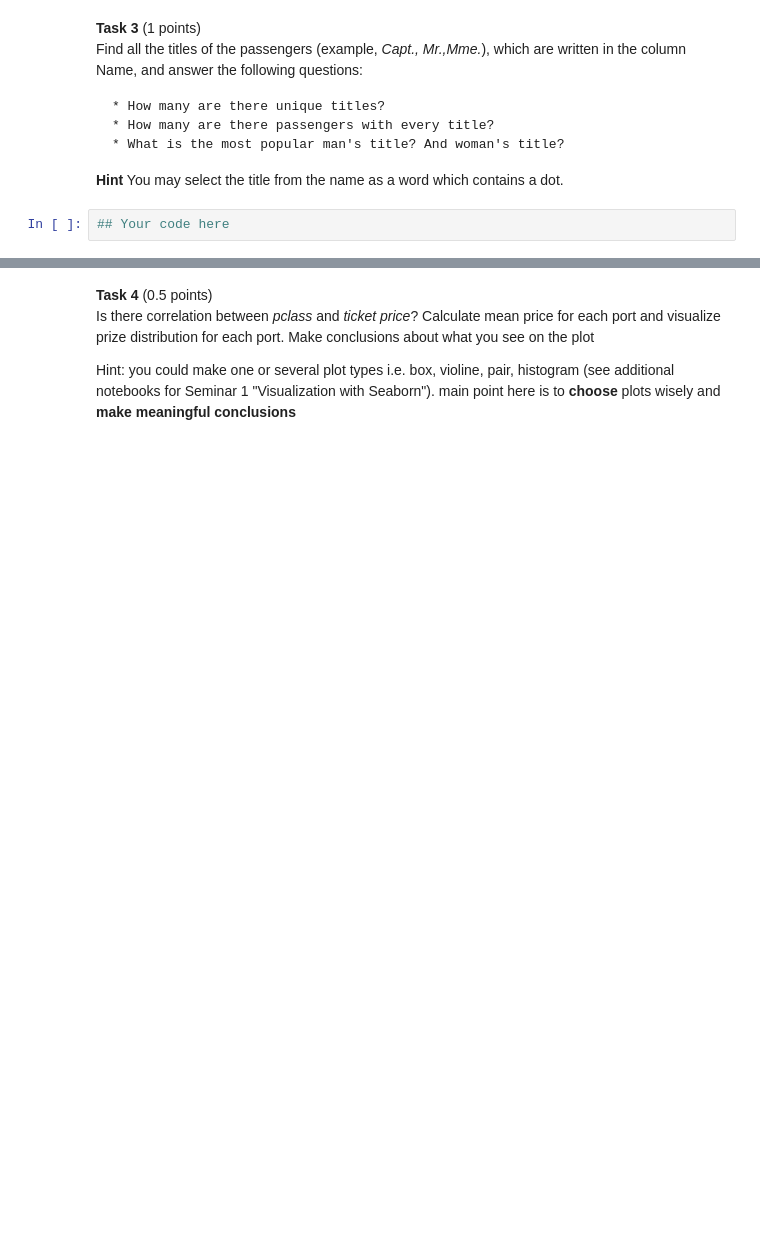
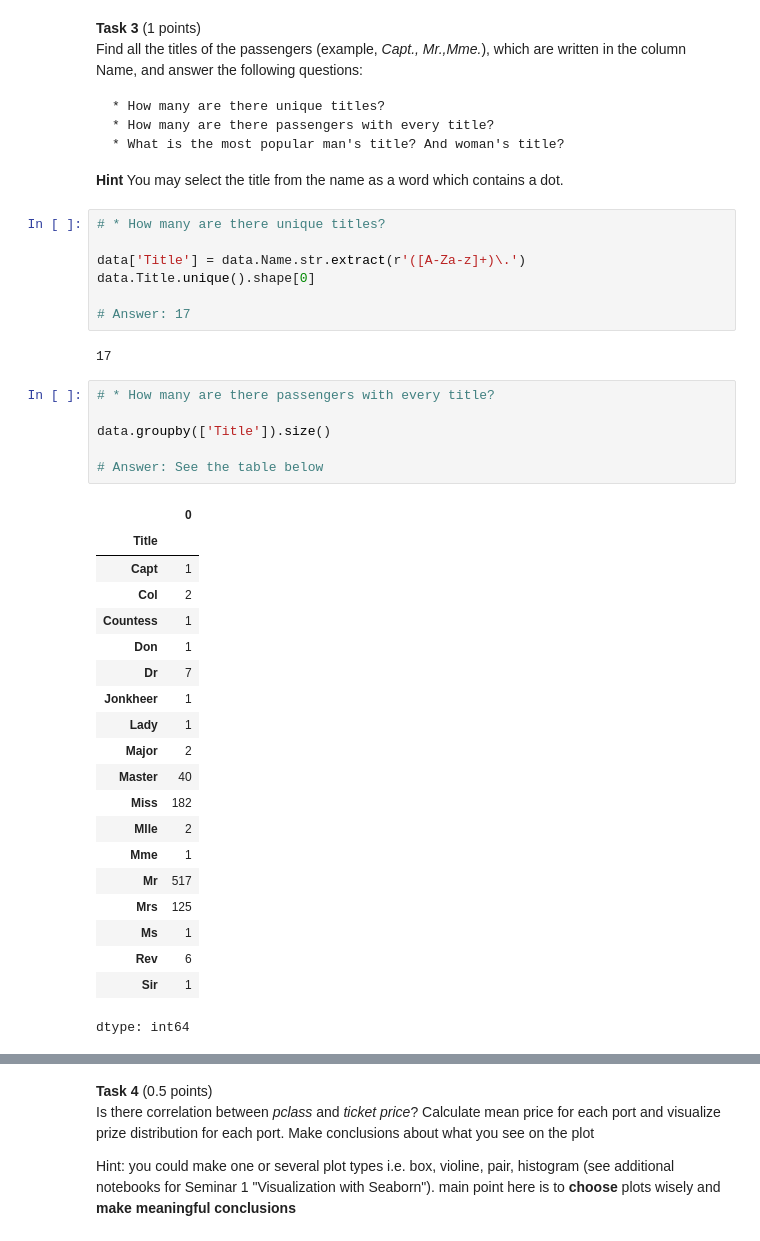
Before and after one commit to ifde/MathematicalMethods, a Jupyter notebook: hw1/hw1_2024.ipynb, the cells around one changed output, grey strips where cells are left out. Saved outputs shown, nothing was run; the diff lists cells and outputs as text; blank space fills up the shorter version.

```diff
--- a/hw1/hw1_2024.ipynb
+++ b/hw1/hw1_2024.ipynb
@@ -468,5 +483,39 @@ Find all the titles of the passengers (example, *Capt., Mr.,Mme.*), which are wr
     * What is the most popular man's title? And woman's title?
 
 **Hint** You may select the title from the name as a word which contains a dot.
-# %%
-## Your code here
+# %%
+# * How many are there unique titles?
+
+data['Title'] = data.Name.str.extract(r'([A-Za-z]+)\.')
+data.Title.unique().shape[0]
+
+# Answer: 17
+# %% [output]
+17
+# %%
+# * How many are there passengers with every title?
+
+data.groupby(['Title']).size()
+
+# Answer: See the table below
+# %% [output]
+|  | 0 |
+| Title |  |
+| Capt | 1 |
+| Col | 2 |
+| Countess | 1 |
+| Don | 1 |
+| Dr | 7 |
+| Jonkheer | 1 |
+| Lady | 1 |
+| Major | 2 |
+| Master | 40 |
+| Miss | 182 |
+| Mlle | 2 |
+| Mme | 1 |
+| Mr | 517 |
+| Mrs | 125 |
+| Ms | 1 |
+| Rev | 6 |
+| Sir | 1 |
+dtype: int64
```
Also changed, not shown: parts of 3 cells of this notebook.
